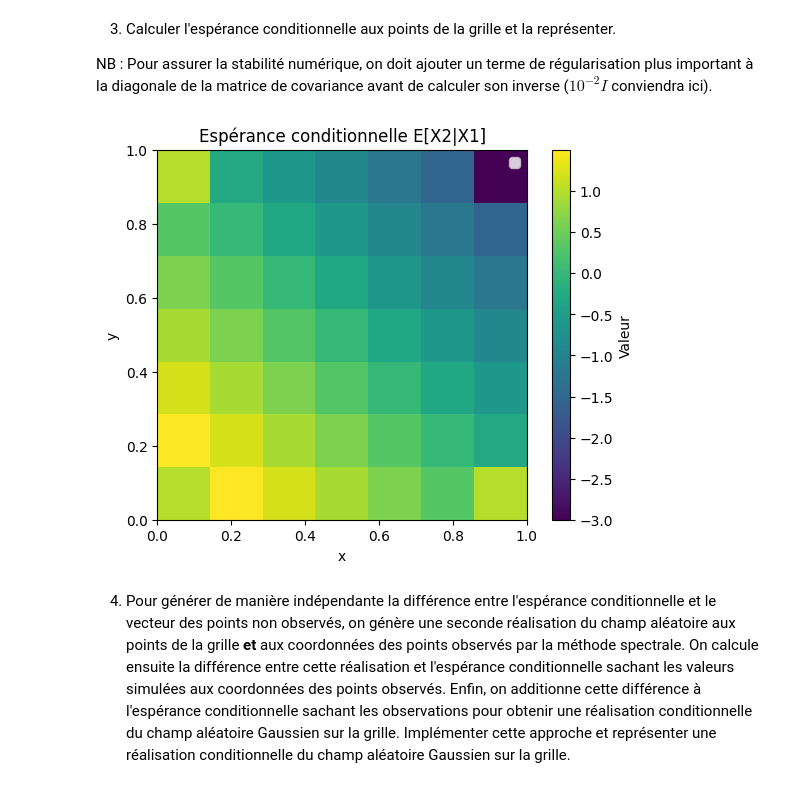
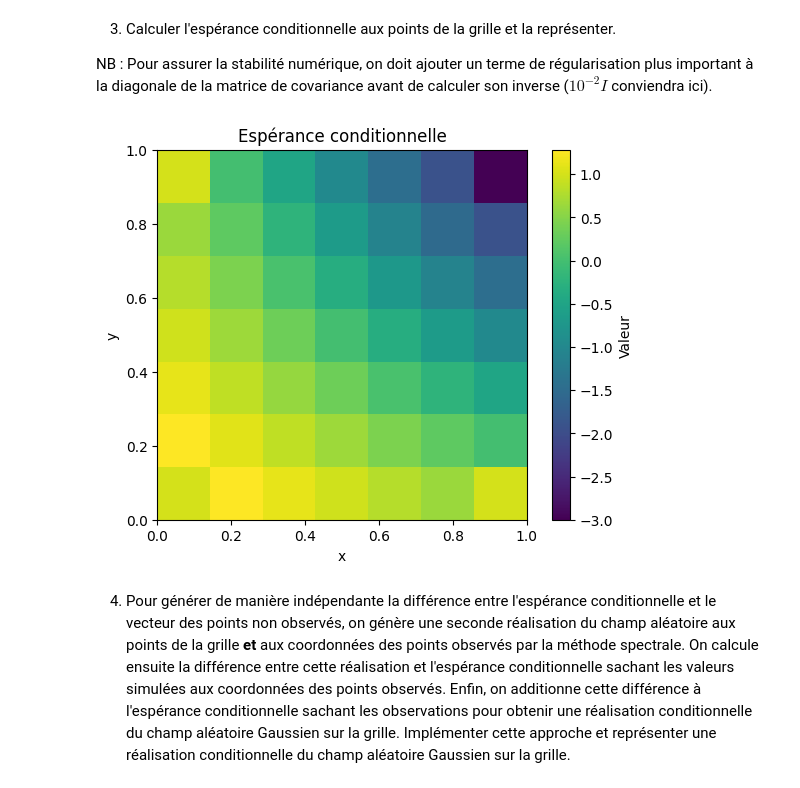
Before and after one commit to VictoriaSonnier/tp-proba-orianeandme, a Jupyter notebook: Projet Probabilités.ipynb, the cells around one changed output. Drawn from its saved outputs; the diff is of its cells as text; code cells hidden in the pictures.

```diff
--- a/Projet Probabilités.ipynb
+++ b/Projet Probabilités.ipynb
@@ -69,6 +69,6 @@ def matrice_dist(liste_points,n):
             d = dist_euclid(liste_points[i], liste_points[j])
             ligne.append(d)
         M_dist.append(ligne)
+    return M_dist
 
-M_dist = np.array(M_dist)
-print(grille(3))
+M_dist = matrice_dist(liste_points,n)
@@ -571,26 +568,6 @@ plt.show()
 
 NB : Pour assurer la stabilité numérique, on doit ajouter un terme de régularisation plus important à la diagonale de la matrice de covariance avant de calculer son inverse ($10^{-2} I$ conviendra ici).
 # %%
-'''
-M_dist = []
-for i in range(nb_points):
-    ligne = []
-    for j in range(nb_points):
-        d = dist_euclid(points[i], points[j])
-        ligne.append(d)
-    M_dist.append(ligne)
-M_dist = np.array(M_dist)
-
-sigma2 = 1.0
-a = 0.05
-K = covariance_gaussienne(M_dist, sigma2, a)
-
-epsilon = 10**(-2)
-I = np.eye(len(K))
-K_reg = K + epsilon * I
-'''
-
-
 #on reprend les programmes précédents
 n = 7
 x = np.linspace(0, 1, n)
@@ -607,43 +584,42 @@ for i in range(nb_points):
     M_dist.append(ligne)
 M_dist = np.array(M_dist)
 
-K2 = 10
+K2 = 1
 a = 10
 K = covariance_gaussienne(M_dist, K2, a)
 
 epsilon = 10**(-2)
 I = np.eye(len(K))
 K_reg = K + epsilon * I
 
 # Partitionnement : observés (X1) et non observés (X2)
 indices_observes = [0, 6, 42, 48]  #on fixe les coins arbitrairement
 indices_non_observes = np.setdiff1d(np.arange(nb_points), indices_observes)
 
 K11 = K_reg[np.ix_(indices_observes, indices_observes)]
 K12 = K_reg[np.ix_(indices_observes, indices_non_observes)]
 K21 = K_reg[np.ix_(indices_non_observes, indices_observes)]
 K22 = K_reg[np.ix_(indices_non_observes, indices_non_observes)]
 
 #X1 arbitraire d'espérnace nulle
 X1 = [1 for i in range(len(indices_observes)-1)]
 X1.append(-len(indices_observes)+1)
 
 mu_cond = K21 @ np.linalg.inv(K11) @ X1
 
 # Affichage
 esp_cond = np.zeros(nb_points)
 esp_cond[indices_non_observes] = mu_cond
 esp_cond[indices_observes] = X1
 esp_cond = esp_cond.reshape((n, n))
 plt.imshow(esp_cond, extent=[0, 1, 0, 1], origin='lower')
 plt.colorbar(label='Valeur')
-plt.title("Espérance conditionnelle E[X2|X1]")
+plt.title("Espérance conditionnelle")
 plt.xlabel('x')
 plt.ylabel('y')
-plt.legend()
 plt.show()
 # %% [output]
-[figure, old version]
+[figure, new version]
 # %% [markdown]
 4. Pour générer de manière indépendante la différence entre l'espérance conditionnelle et le vecteur des points non observés, on génère une seconde réalisation du champ aléatoire aux points de la grille **et** aux coordonnées des points observés par la méthode spectrale. On calcule ensuite la différence entre cette réalisation et l'espérance conditionnelle sachant les valeurs simulées aux coordonnées des points observés. Enfin, on additionne cette différence à l'espérance conditionnelle sachant les observations pour obtenir une réalisation conditionnelle du champ aléatoire Gaussien sur la grille. Implémenter cette approche et représenter une réalisation conditionnelle du champ aléatoire Gaussien sur la grille.
 # %%
```
Also changed, not shown: parts of 5 cells of this notebook.
